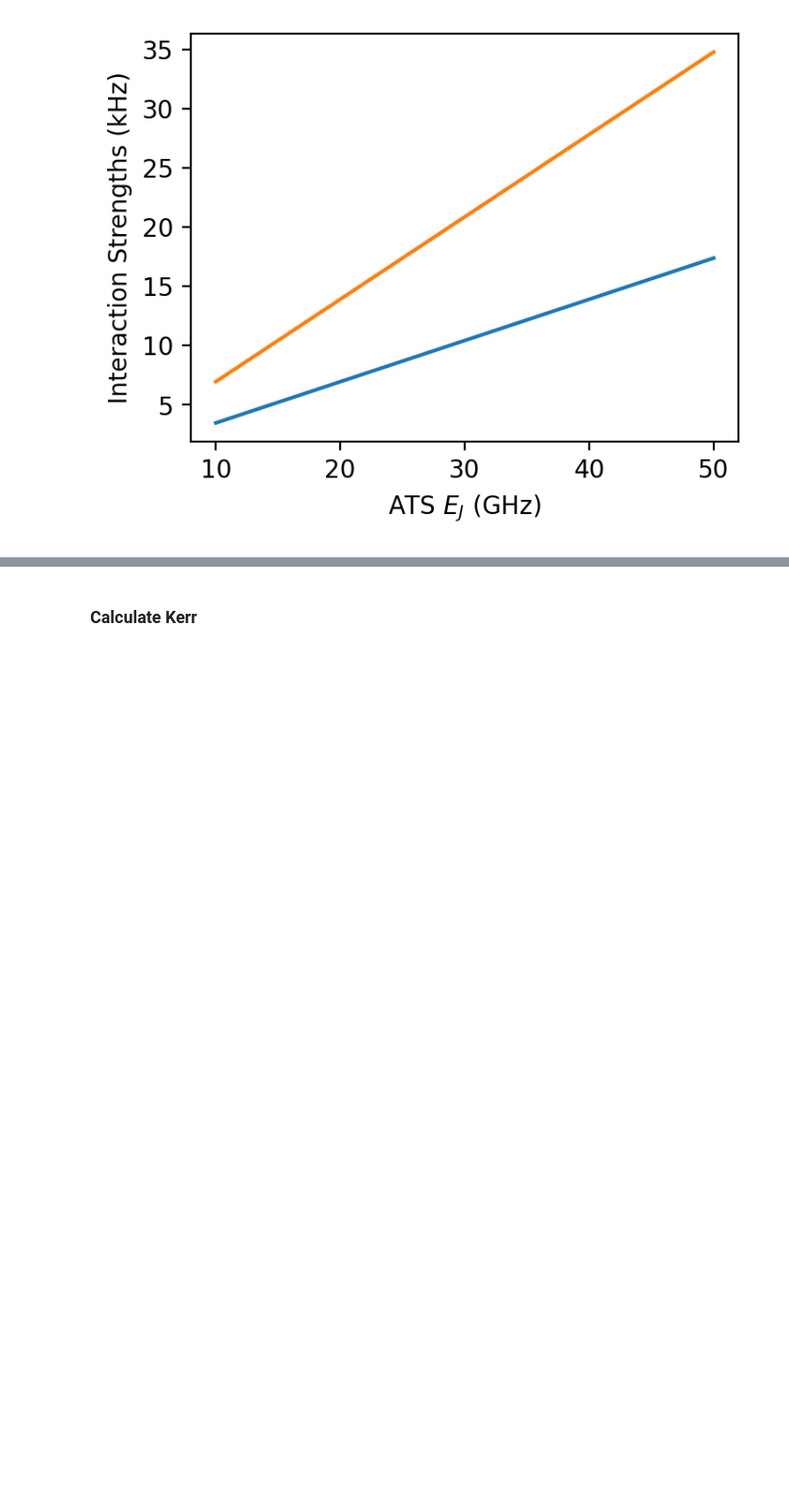
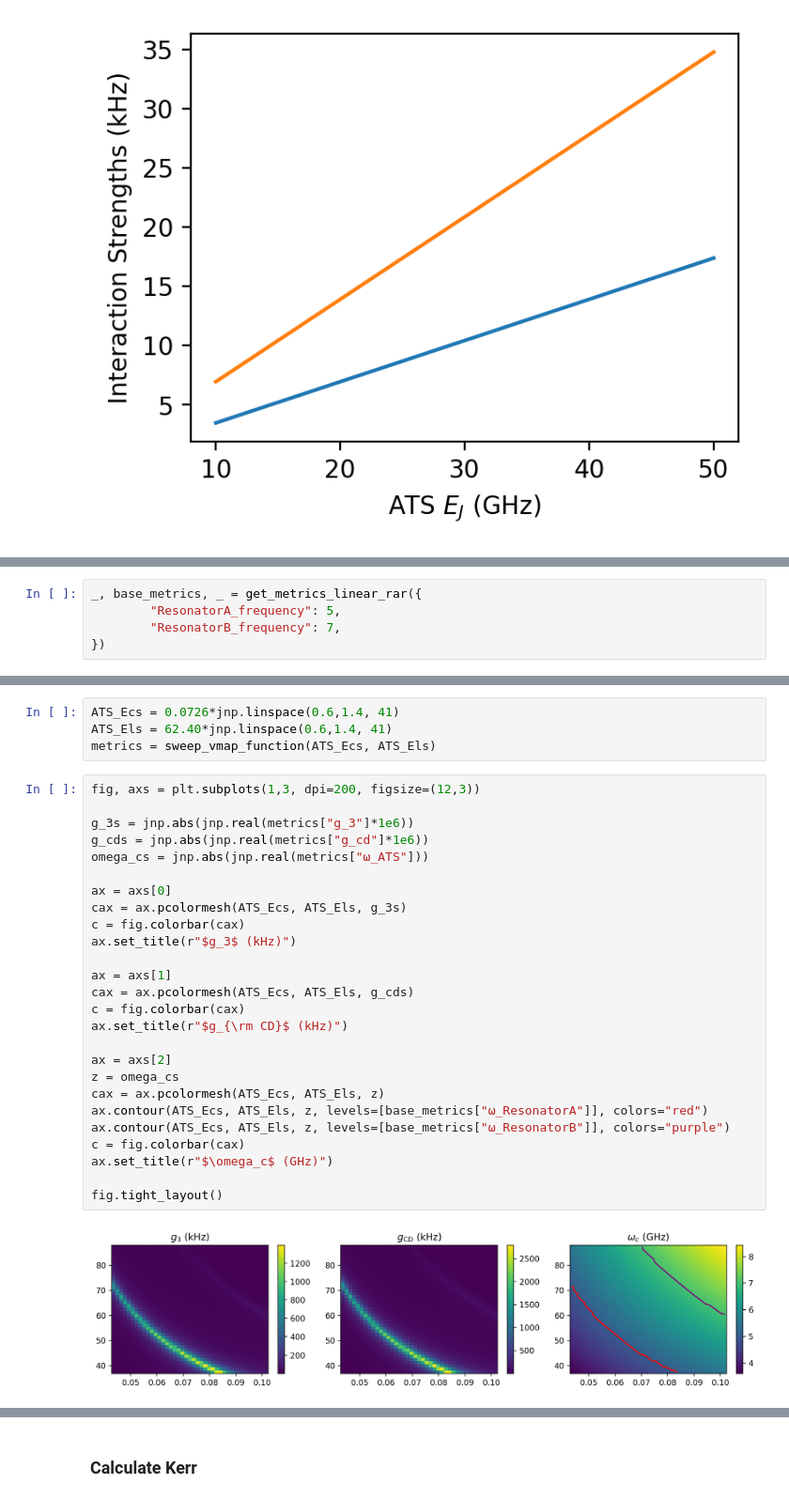
Before and after one commit to EQuS/qcsys, a Jupyter notebook: tutorials/ats-coupler/0-resonator-ats-resonator.ipynb, the cells around one changed output, grey strips where cells are left out. Shown at 94% size. Drawn from its saved outputs; the diff is of its cells as text; blank space fills up the shorter version.

Commit message:
added 2D sweeps

```diff
--- a/tutorials/ats-coupler/0-resonator-ats-resonator.ipynb
+++ b/tutorials/ats-coupler/0-resonator-ats-resonator.ipynb
@@ -102,0 +105,5 @@ Text(0, 0.5, 'Interaction Strengths (kHz)')
+# %%
+_, base_metrics, _ = get_metrics_linear_rar({
+        "ResonatorA_frequency": 5,
+        "ResonatorB_frequency": 7,
+})
@@ -102,0 +127,32 @@ Text(0, 0.5, 'Interaction Strengths (kHz)')
+# %%
+ATS_Ecs = 0.0726*jnp.linspace(0.6,1.4, 41)
+ATS_Els = 62.40*jnp.linspace(0.6,1.4, 41)
+metrics = sweep_vmap_function(ATS_Ecs, ATS_Els)
+# %%
+fig, axs = plt.subplots(1,3, dpi=200, figsize=(12,3))
+
+g_3s = jnp.abs(jnp.real(metrics["g_3"]*1e6))
+g_cds = jnp.abs(jnp.real(metrics["g_cd"]*1e6))
+omega_cs = jnp.abs(jnp.real(metrics["ω_ATS"]))
+
+ax = axs[0]
+cax = ax.pcolormesh(ATS_Ecs, ATS_Els, g_3s)
+c = fig.colorbar(cax)
+ax.set_title(r"$g_3$ (kHz)")
+
+ax = axs[1]
+cax = ax.pcolormesh(ATS_Ecs, ATS_Els, g_cds)
+c = fig.colorbar(cax)
+ax.set_title(r"$g_{\rm CD}$ (kHz)")
+
+ax = axs[2]
+z = omega_cs
+cax = ax.pcolormesh(ATS_Ecs, ATS_Els, z)
+ax.contour(ATS_Ecs, ATS_Els, z, levels=[base_metrics["ω_ResonatorA"]], colors="red")
+ax.contour(ATS_Ecs, ATS_Els, z, levels=[base_metrics["ω_ResonatorB"]], colors="purple")
+c = fig.colorbar(cax)
+ax.set_title(r"$\omega_c$ (GHz)")
+
+fig.tight_layout()
+# %% [output]
+[figure, added]
```
Also changed, not shown: parts of 7 cells of this notebook.
